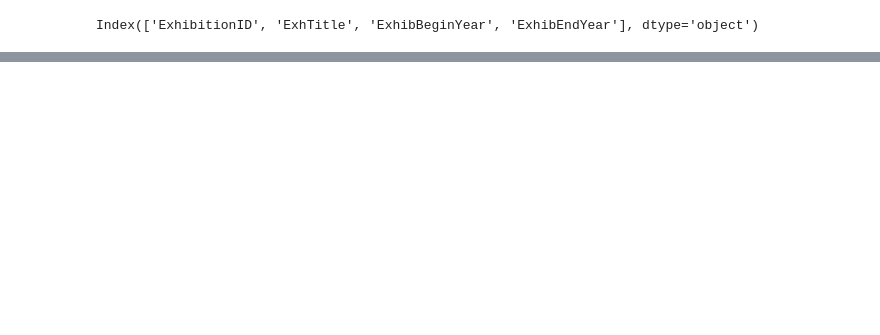
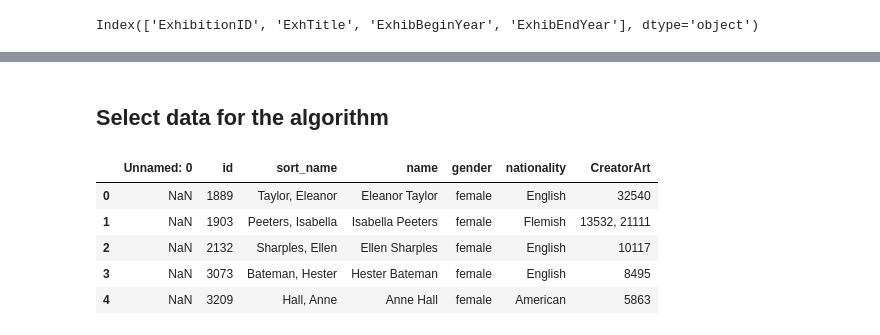
Before and after one commit to elkoko22/Algorithm-Design-on-the-Walters-Art-Museum, a Jupyter notebook: datapreprocessing.ipynb, the cells around one changed output, grey strips where cells are left out. Saved outputs shown, nothing was run; the diff lists cells and outputs as text; code cells hidden in the pictures; blank space fills up the shorter version.

```diff
--- a/datapreprocessing.ipynb
+++ b/datapreprocessing.ipynb
@@ -422,0 +452,12 @@ dtype: object
+# %% [markdown]
+## Select data for the algorithm
+# %%
+selected_creators = pd.read_csv('data/selectedcreators.csv', sep=";", encoding="utf-8")
+selected_creators.head()
+# %% [output]
+|  | Unnamed: 0 | id | sort_name | name | gender | nationality | CreatorArt |
+| 0 | NaN | 1889 | Taylor, Eleanor | Eleanor Taylor | female | English | 32540 |
+| 1 | NaN | 1903 | Peeters, Isabella | Isabella Peeters | female | Flemish | 13532, 21111 |
+| 2 | NaN | 2132 | Sharples, Ellen | Ellen Sharples | female | English | 10117 |
+| 3 | NaN | 3073 | Bateman, Hester | Hester Bateman | female | English | 8495 |
+| 4 | NaN | 3209 | Hall, Anne | Anne Hall | female | American | 5863 |
```
Also changed, not shown: parts of 24 cells of this notebook, 7 other files.
